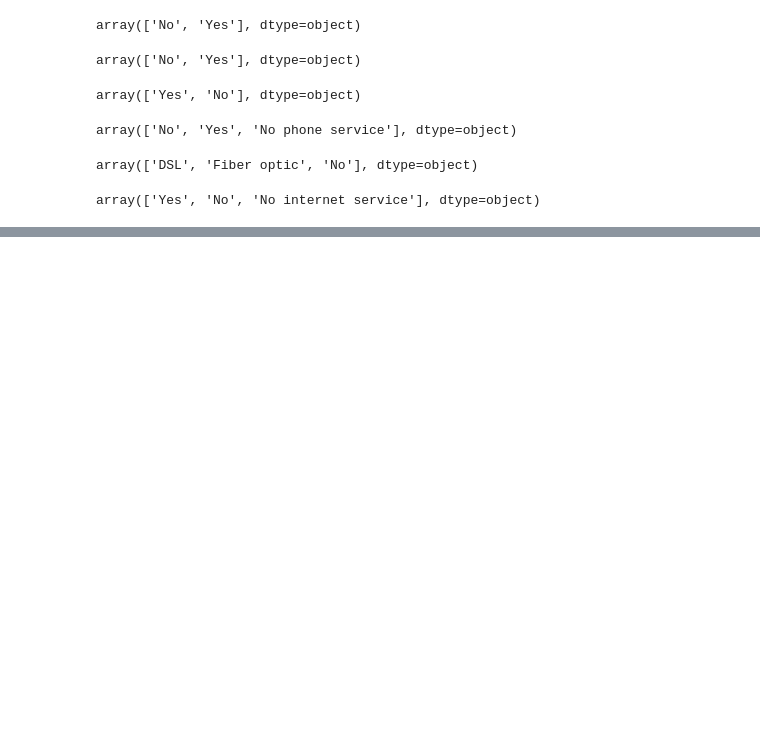
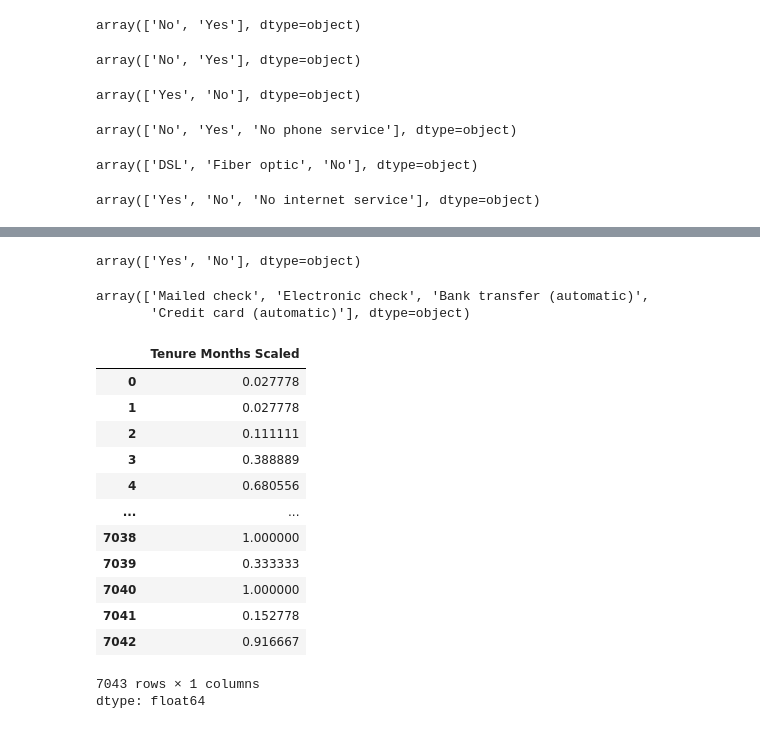
Before and after one commit to Mann2760/AIML-task-PS1, a Jupyter notebook: Churn_ML_model.ipynb, the cells around one changed output, grey strips where cells are left out. Drawn from its saved outputs; the diff is of its cells as text; code cells hidden in the pictures; blank space fills up the shorter version.

```diff
--- a/Churn_ML_model.ipynb
+++ b/Churn_ML_model.ipynb
@@ -189,0 +228,4 @@ df["Online Security"] = df["Online Security"].replace("No internet service", 2)
+# %%
+df["Streaming Movies"] = df["Streaming Movies"].replace("Yes", 1)
+df["Streaming Movies"] = df["Streaming Movies"].replace("No", 0)
+df["Streaming Movies"] = df["Streaming Movies"].replace("No internet service", 2)
@@ -189,0 +236,8 @@ df["Online Security"] = df["Online Security"].replace("No internet service", 2)
+# %%
+df['Contract'] = df['Contract'].replace('Month-to-month', 1)
+df['Contract'] = df['Contract'].replace('One year', 2)
+df['Contract'] = df['Contract'].replace('Two year', 3)
+# %%
+df['Paperless Billing'].unique()
+# %% [output]
+array(['Yes', 'No'], dtype=object)
@@ -189,0 +247,5 @@ df["Online Security"] = df["Online Security"].replace("No internet service", 2)
+# %%
+df["Payment Method"].unique()
+# %% [output]
+array(['Mailed check', 'Electronic check', 'Bank transfer (automatic)',
+       'Credit card (automatic)'], dtype=object)
@@ -189,0 +257,20 @@ df["Online Security"] = df["Online Security"].replace("No internet service", 2)
+# %%
+from sklearn.preprocessing import MinMaxScaler
+scalar = MinMaxScaler()
+df['Tenure Months Scaled'] = scalar.fit_transform(df[['Tenure Months']])
+df['Tenure Months Scaled']
+# %% [output]
+|  | Tenure Months Scaled |
+| 0 | 0.027778 |
+| 1 | 0.027778 |
+| 2 | 0.111111 |
+| 3 | 0.388889 |
+| 4 | 0.680556 |
+| ... | ... |
+| 7038 | 1.000000 |
+| 7039 | 0.333333 |
+| 7040 | 1.000000 |
+| 7041 | 0.152778 |
+| 7042 | 0.916667 |
+7043 rows × 1 columns
+dtype: float64
```
Also changed, not shown: parts of 26 cells of this notebook.
